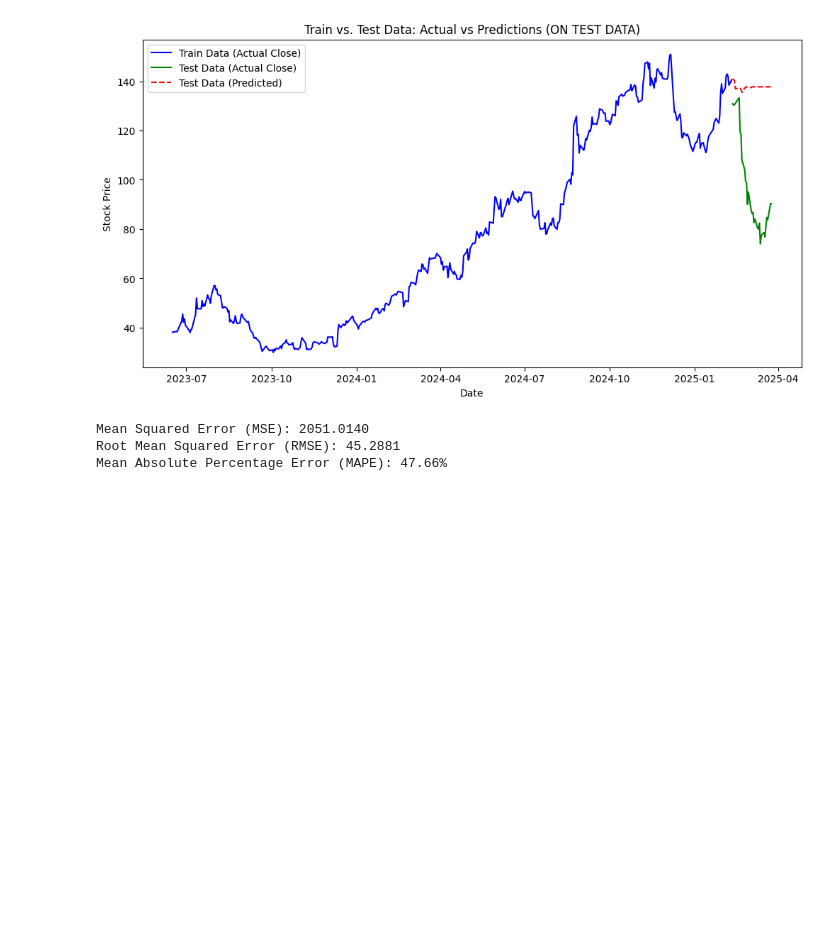
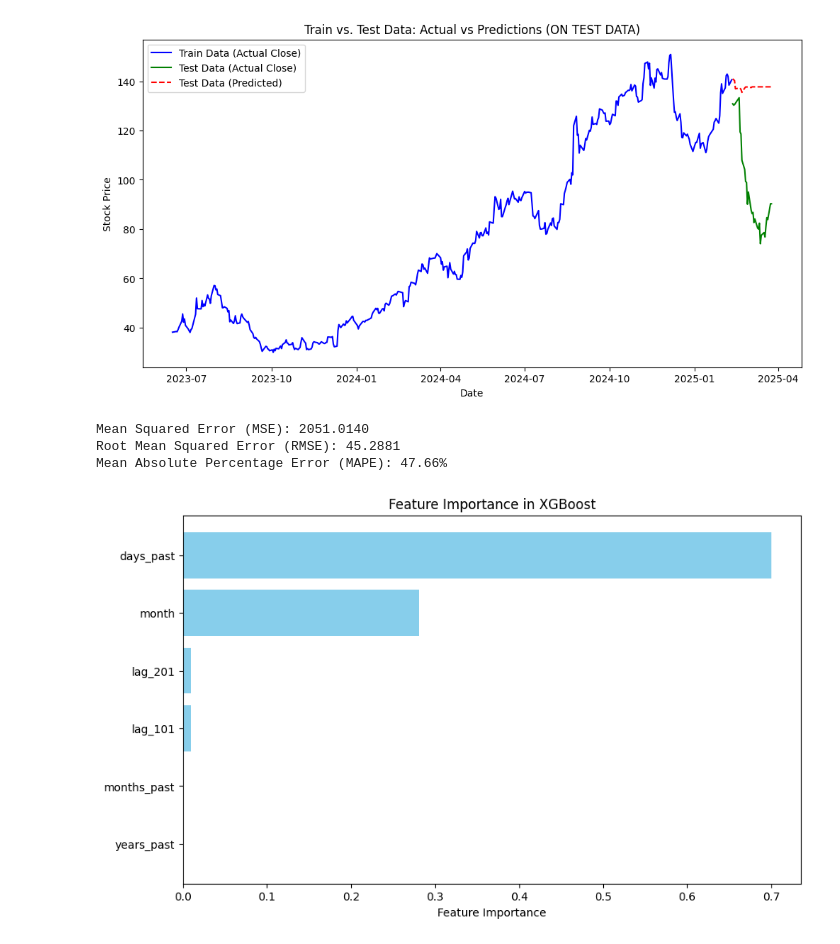
Before and after one commit to mfannin099/Stock_Analysis, a Jupyter notebook: notebooks/predictions.ipynb, the cells around one changed output. Cells and saved outputs as stored; diff of their text form; code cells hidden in the pictures; blank space fills up the shorter version.

```diff
--- a/notebooks/predictions.ipynb
+++ b/notebooks/predictions.ipynb
@@ -520,6 +526,27 @@ display_metrics(test_data)
 Mean Squared Error (MSE): 2051.0140
 Root Mean Squared Error (RMSE): 45.2881
 Mean Absolute Percentage Error (MAPE): 47.66%
+# %%
+importance = model.feature_importances_
+
+# Create a DataFrame to store the feature names and their importance
+feature_importance_df = pd.DataFrame({
+    'Feature': X_train.columns,
+    'Importance': importance
+})
+
+# Sort the DataFrame by importance in descending order
+feature_importance_df = feature_importance_df.sort_values(by='Importance', ascending=False)
+
+# Plot feature importance
+plt.figure(figsize=(10, 6))
+plt.barh(feature_importance_df['Feature'], feature_importance_df['Importance'], color='skyblue')
+plt.xlabel('Feature Importance')
+plt.title('Feature Importance in XGBoost')
+plt.gca().invert_yaxis()  # Invert y-axis to show the most important feature at the top
+plt.show()
+# %% [output]
+[figure, added]
 # %%
 ## Out of Sample
 ## Create the predictions dataset
```
Also changed, not shown: parts of 3 cells of this notebook.
